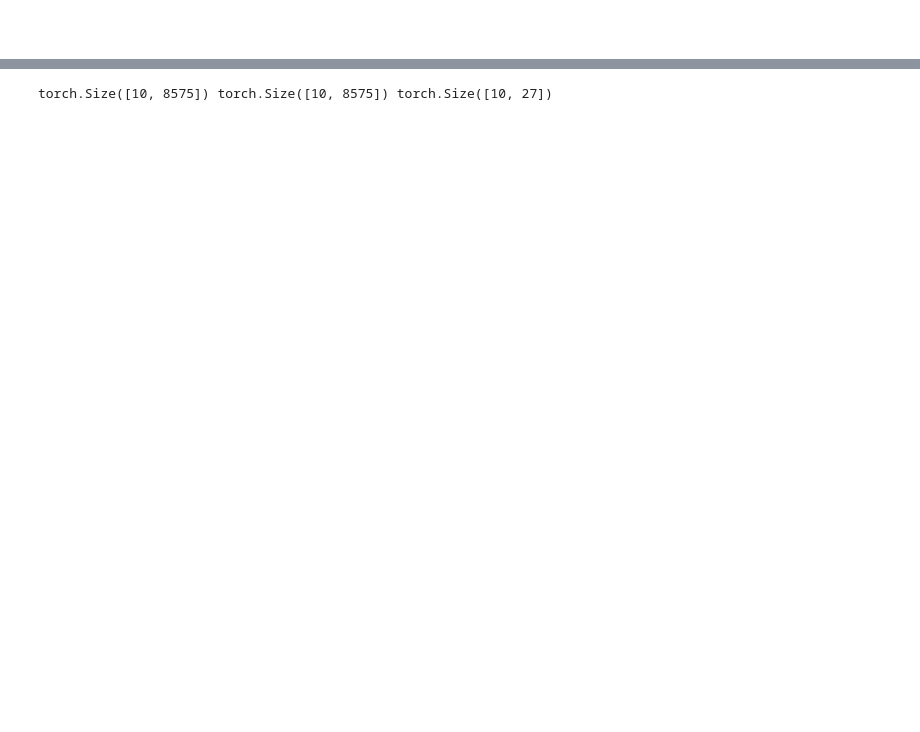
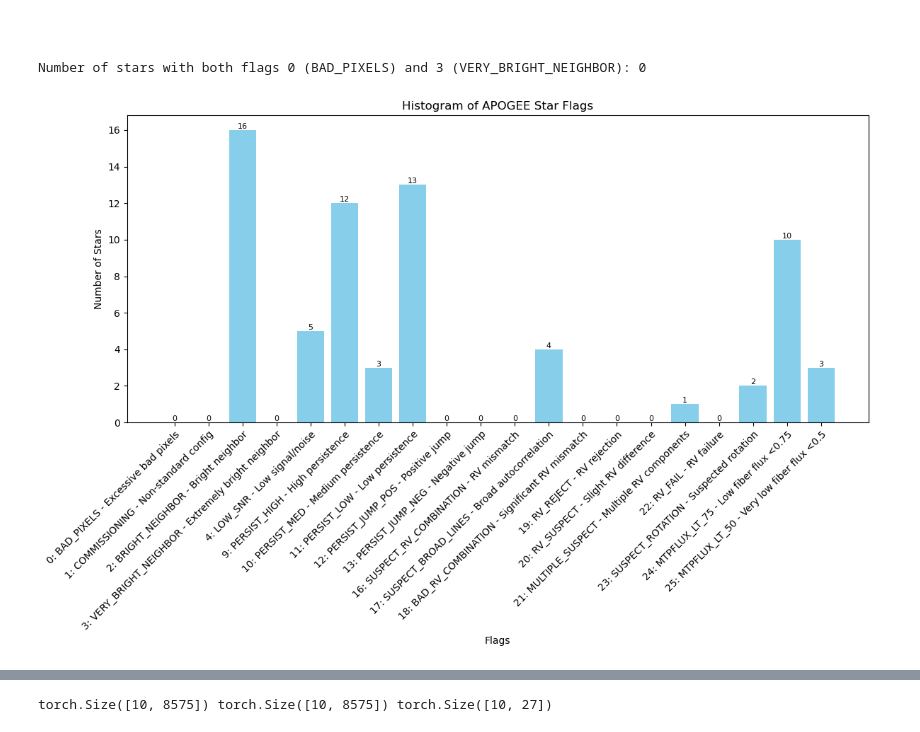
Before and after one commit to amirabezine/DeepSpectra, a Jupyter notebook: apogee.ipynb, the cells around one changed output, grey strips where cells are left out. Saved outputs shown, nothing was run; the diff lists cells and outputs as text; code cells hidden in the pictures; blank space fills up the shorter version.

```diff
--- a/apogee.ipynb
+++ b/apogee.ipynb
@@ -119,6 +265,6 @@ class APOGEEDataset(Dataset):
 # %%
 directory = '../../projects/k-pop/spectra/apogee/dr17'
-dataset = APOGEEDataset(directory, max_files=1000)
+dataset = APOGEEDataset(directory, max_files=100)
 dataloader = DataLoader(dataset, batch_size=10, shuffle=True)
 
 for i in range(len(dataset)):
@@ -126,7 +272,29 @@ for i in range(len(dataset)):
 
 
 
-print(f"Number of stars with bad spectra == 0 or 3: {dataset.badflag_count}")
+print(f"Number of stars with both flags 0 (BAD_PIXELS) and 3 (VERY_BRIGHT_NEIGHBOR): {dataset.both_flags_count}")
+# %% [output]
+Number of stars with both flags 0 (BAD_PIXELS) and 3 (VERY_BRIGHT_NEIGHBOR): 0
+# %%
+def plot_flags_histogram(flag_counts, flag_descriptions):
+    labels = [flag_descriptions[bit] for bit in sorted(flag_counts.keys())]
+    counts = [flag_counts[bit] for bit in sorted(flag_counts.keys())]
+    plt.figure(figsize=(12, 8))
+    bars = plt.bar(labels, counts, color='skyblue')
+    plt.xlabel('Flags')
+    plt.ylabel('Number of Stars')
+    plt.title('Histogram of APOGEE Star Flags')
+    plt.xticks(rotation=45, ha="right", rotation_mode="anchor")
+    for bar in bars:
+        yval = bar.get_height()
+        plt.text(bar.get_x() + bar.get_width()/2, yval, int(yval), ha='center', va='bottom', fontsize=8)
+    plt.tight_layout()
+    plt.show()
+
+# Call the plotting function
+plot_flags_histogram(dataset.flag_counts, flag_descriptions)
+# %% [output]
+[figure, added]
 # %%
 def plot_spectrum(wavelength, flux):
     """
```
Also changed, not shown: parts of 10 cells of this notebook.
